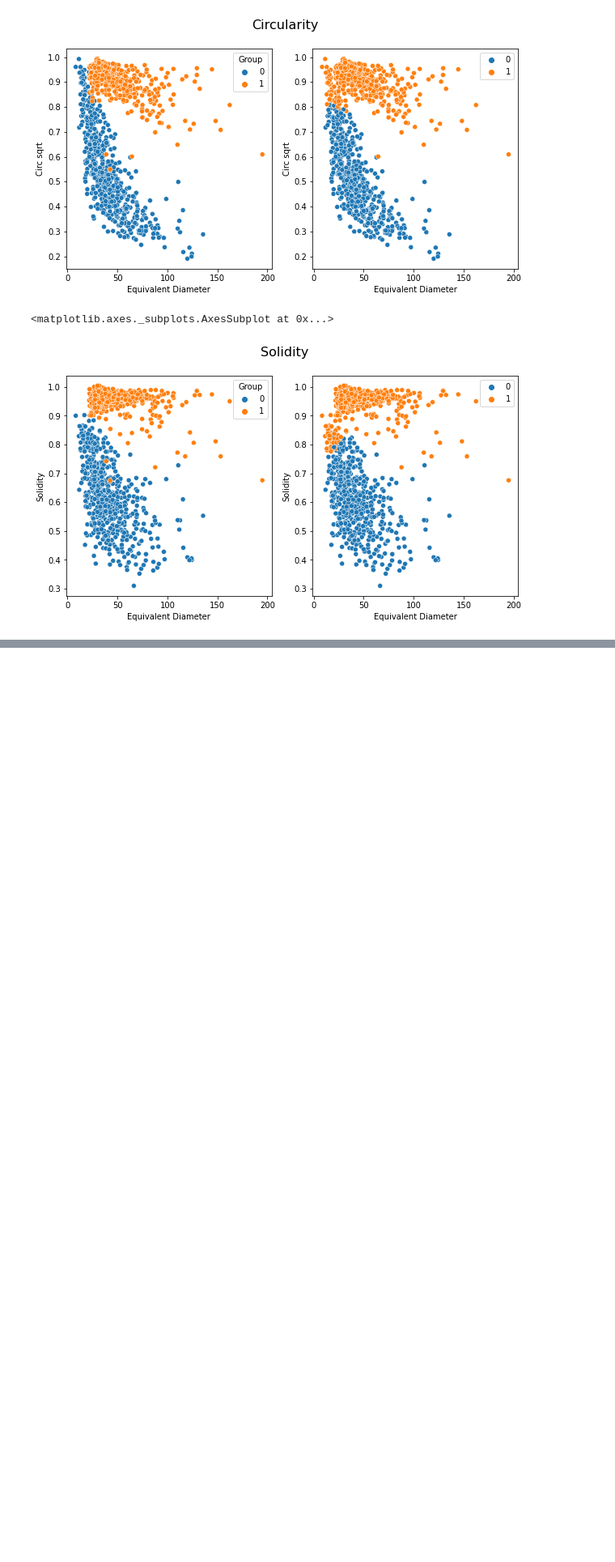
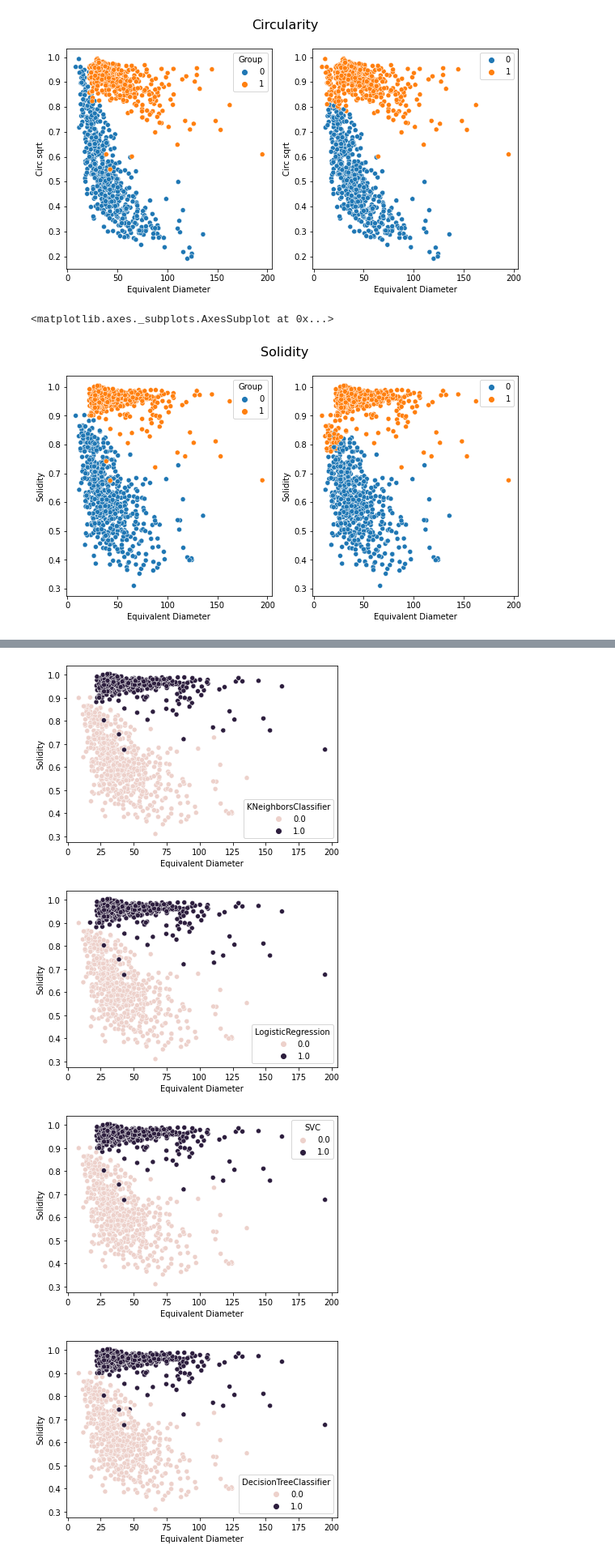
Before and after one commit to kozz84/particle_analysis, a Jupyter notebook: Size_distribution_100Hz_SpectralClustering.ipynb, the cells around one changed output, grey strips where cells are left out. Shown at 81% size. Cells and saved outputs as stored; diff of their text form; code cells hidden in the pictures; blank space fills up the shorter version.

```diff
--- a/Size_distribution_100Hz_SpectralClustering.ipynb
+++ b/Size_distribution_100Hz_SpectralClustering.ipynb
@@ -83,0 +161,9 @@ sns.scatterplot(data=df_kcluster, y='Solidity',x='Equivalent Diameter', hue=mode
+# %%
+for columns in results.columns:
+    sns.scatterplot(data=df_kcluster, y='Solidity',x='Equivalent Diameter', hue=results[columns])
+    plt.show()
+# %% [output]
+[figure, added]
+[figure, added]
+[figure, added]
+[figure, added]
```
Also changed, not shown: parts of 12 cells of this notebook.
